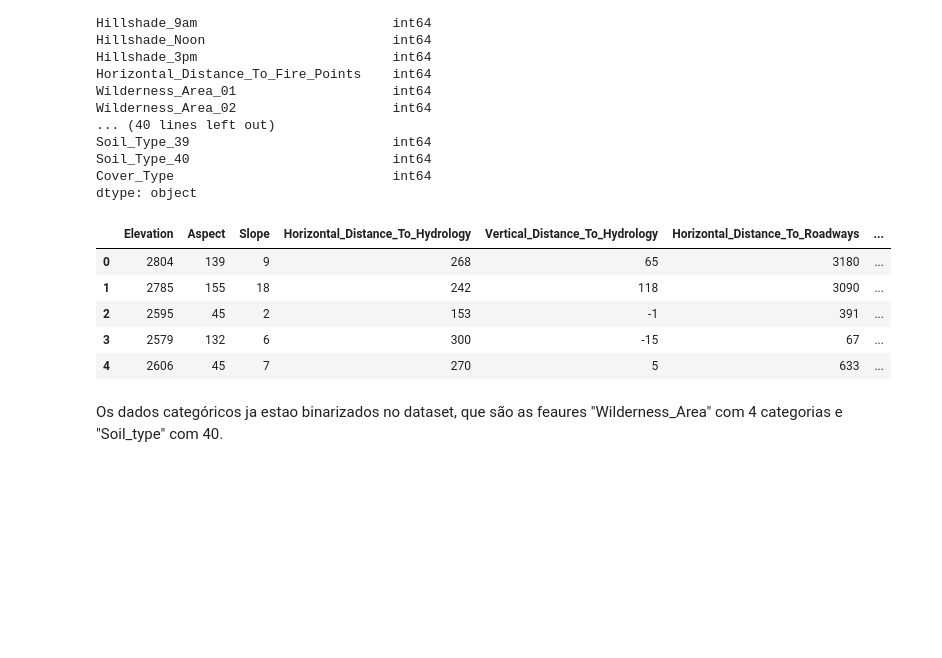
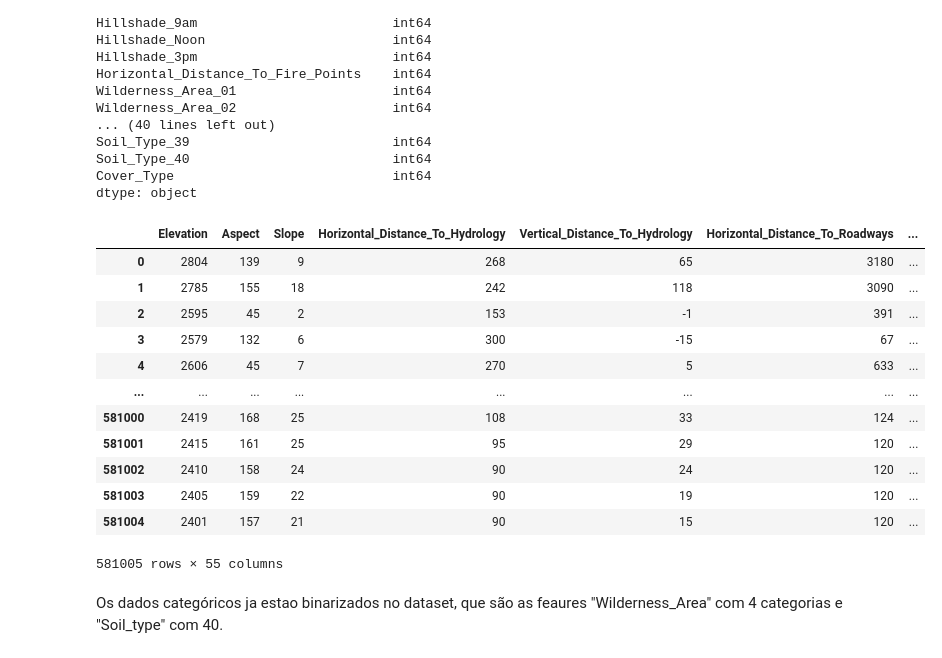
Before and after one commit to benjblara/classificador_projeto_2, a Jupyter notebook: template.ipynb, the cells around one changed output. Drawn from its saved outputs; the diff is of its cells as text; code cells hidden in the pictures; blank space fills up the shorter version.

```diff
--- a/template.ipynb
+++ b/template.ipynb
@@ -132,14 +136,21 @@ Cover_Type                            int64
 dtype: object
 # %%
 # Como estao os dados?
-df.head(5)
+df.head(-5)
 # %% [output]
 |  | Elevation | Aspect | Slope | Horizontal_Distance_To_Hydrology | Vertical_Distance_To_Hydrology | Horizontal_Distance_To_Roadways | ... |
 | 0 | 2804 | 139 | 9 | 268 | 65 | 3180 | ... |
 | 1 | 2785 | 155 | 18 | 242 | 118 | 3090 | ... |
 | 2 | 2595 | 45 | 2 | 153 | -1 | 391 | ... |
 | 3 | 2579 | 132 | 6 | 300 | -15 | 67 | ... |
 | 4 | 2606 | 45 | 7 | 270 | 5 | 633 | ... |
+| ... | ... | ... | ... | ... | ... | ... | ... |
+| 581000 | 2419 | 168 | 25 | 108 | 33 | 124 | ... |
+| 581001 | 2415 | 161 | 25 | 95 | 29 | 120 | ... |
+| 581002 | 2410 | 158 | 24 | 90 | 24 | 120 | ... |
+| 581003 | 2405 | 159 | 22 | 90 | 19 | 120 | ... |
+| 581004 | 2401 | 157 | 21 | 90 | 15 | 120 | ... |
+581005 rows × 55 columns
 # %% [markdown]
 Os dados categóricos ja estao binarizados no dataset, que são as feaures "Wilderness_Area" com 4 categorias e "Soil_type" com 40.
 # %%
```
Also changed, not shown: parts of 21 cells of this notebook.
